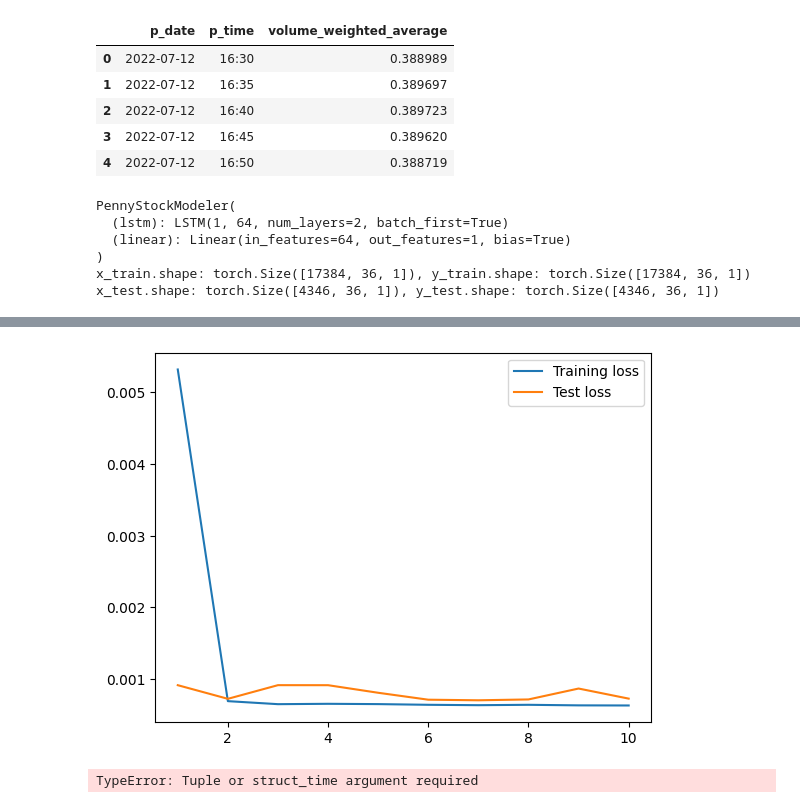
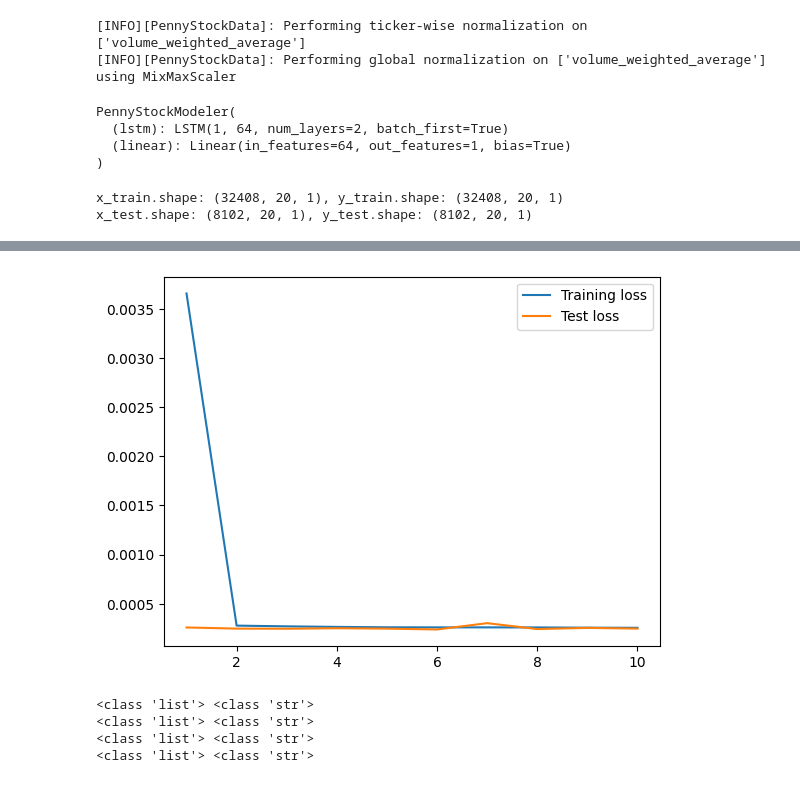
Before and after one commit to CSE-115-UCSC/penny-stock-lstm, a Jupyter notebook: PennyStockPipeline.ipynb, the cells around one changed output, grey strips where cells are left out. Saved outputs shown, nothing was run; the diff lists cells and outputs as text; code cells hidden in the pictures.

```diff
--- a/PennyStockPipeline.ipynb
+++ b/PennyStockPipeline.ipynb
@@ -1,22 +1,21 @@
 # %%
 from pennystockpipeline.PennyStockData import PennyStockData
-from pennystockpipeline.PennyStockModeler import PennyStockModeler
 import numpy as np
 import pandas as pd
 from time import gmtime, strftime
 from datetime import datetime, timedelta
 
-## Testing
-table_name = "all_historical_modified"
-database_name_with_path = "mod_historicaldata.db"
+## Initializing
+DATABASE_NAME_WITH_PATH = "mod_historicaldata.db"
+TABLE_NAME = "all_historical_modified"
 
 #columns = ['ticker_id', 'p_date', 'close', 'volume_weighted_average']
-columns = ['ticker_id', 'p_date', 'p_time', 'volume_weighted_average']
-columns_to_normalize = ['volume_weighted_average']
+COLUMNS = ['ticker_id', 'p_date', 'p_time', 'volume_weighted_average']
+COLUMNS_TO_NORMALIZE = ['volume_weighted_average']
 
-sequence_length = 36
-prediction_length = 36
+SEQUENCE_LENGTH = 20
+PREDICTION_LENGTH = 20
 
 #psd = PennyStockData(database_name_with_path, table_name, impute=True, verbose=2).get_columns(columns).normalize(['close', 'volume_weighted_average']).create_sequences(sequence_length, prediction_length)
-psd = PennyStockData(database_name_with_path, table_name, impute=True, verbose=2).get_columns(columns).normalize(columns_to_normalize).create_sequences(sequence_length, prediction_length)
+psd = PennyStockData(DATABASE_NAME_WITH_PATH, TABLE_NAME, impute=True, verbose=2)
 # %% [output]
@@ -32,42 +24,39 @@ psd = PennyStockData(database_name_with_path, table_name, impute=True, verbose=2
-# %%
-df = pd.DataFrame(psd.normalized_data, columns=psd.normalized_headers)
-df.head()
-# %% [output]
-|  | p_date | p_time | volume_weighted_average |
-| 0 | 2022-07-12 | 16:30 | 0.388989 |
-| 1 | 2022-07-12 | 16:35 | 0.389697 |
-| 2 | 2022-07-12 | 16:40 | 0.389723 |
-| 3 | 2022-07-12 | 16:45 | 0.389620 |
-| 4 | 2022-07-12 | 16:50 | 0.388719 |
+# %%
+psd = psd.get_columns(COLUMNS).normalize(COLUMNS_TO_NORMALIZE).create_sequences(SEQUENCE_LENGTH, PREDICTION_LENGTH)
+# %% [output]
+[INFO][PennyStockData]: Performing ticker-wise normalization on ['volume_weighted_average']
+[INFO][PennyStockData]: Performing global normalization on ['volume_weighted_average'] using MixMaxScaler
 # %%
 import torch # Library for implementing Deep Neural Network
+from pennystockpipeline.PennyStockModeler import PennyStockModeler
 
 # Prepare model parameters
-input_size = len(columns_to_normalize)
-num_layers = 2
-hidden_size = 64
-output_size = len(columns_to_normalize)
+INPUT_SIZE = len(COLUMNS_TO_NORMALIZE)
+NUM_LAYERS = 2
+HIDDEN_SIZE = 64
+OUTPUT_SIZE = len(COLUMNS_TO_NORMALIZE)
 
 # Define the model, loss function, and optimizer
-modeler = PennyStockModeler(input_size, hidden_size, num_layers, device='cuda')
+modeler = PennyStockModeler(INPUT_SIZE, HIDDEN_SIZE, NUM_LAYERS, device='cuda')
 modeler = modeler.to(modeler.device)
 loss_fn = torch.nn.MSELoss(reduction='mean')
 optimizer = torch.optim.Adam(modeler.parameters(), lr=1e-3)
 print(modeler)
-
-batch_size = 16
-train_test_split = 0.8
-# Split data into train and test sets and create dataloaders
-modeler = modeler.split_dataset(psd, split=train_test_split, to_torch=True).create_dataloaders(batch_size)
 # %% [output]
 PennyStockModeler(
   (lstm): LSTM(1, 64, num_layers=2, batch_first=True)
   (linear): Linear(in_features=64, out_features=1, bias=True)
 )
-x_train.shape: torch.Size([17384, 36, 1]), y_train.shape: torch.Size([17384, 36, 1])
-x_test.shape: torch.Size([4346, 36, 1]), y_test.shape: torch.Size([4346, 36, 1])
+# %%
+BATCH_SIZE = 16
+TRAIN_TEST_SPLIT = 0.8
+# Split data into train and test sets and create dataloaders
+modeler = modeler.split_dataset(psd, split=TRAIN_TEST_SPLIT, to_torch=True).create_dataloaders(BATCH_SIZE)
+# %% [output]
+x_train.shape: (32408, 20, 1), y_train.shape: (32408, 20, 1)
+x_test.shape: (8102, 20, 1), y_test.shape: (8102, 20, 1)
 # %%
-num_epochs = 10
+NUM_EPOCHS = 10
 # Train the model
-modeler = modeler.train_model(loss_fn, optimizer, num_epochs = num_epochs).plot_training_test_loss()
+modeler = modeler.train_model(loss_fn, optimizer, num_epochs = NUM_EPOCHS).plot_training_test_loss()
 # %% [output]
@@ -75,4 +64,4 @@ Epoch [10/10] - Training Loss: 0.0006, Test Loss: 0.0007
-[figure, old version]
+[figure, new version]
 # %%
 
 def forecast(modeler, num_forecast_steps):
@@ -175,10 +129,14 @@ def forecast(modeler, num_forecast_steps):
     return modeler
 # %%
-o_modeler = modeler
+FORECAST_STEPS = 20
+
 #modeler = modeler.forecast(num_forecast_steps = 30)
-modeler = forecast(modeler, num_forecast_steps = 36)
+modeler = forecast(modeler, num_forecast_steps = FORECAST_STEPS)
 # %% [output]
-TypeError: Tuple or struct_time argument required
+<class 'list'> <class 'str'>
+<class 'list'> <class 'str'>
+<class 'list'> <class 'str'>
+<class 'list'> <class 'str'>
 # %%
 import matplotlib.pyplot as plt # Visualization
 import matplotlib.dates as mdates # Formatting dates
```
Also changed, not shown: parts of 6 cells of this notebook, 2 other files.
